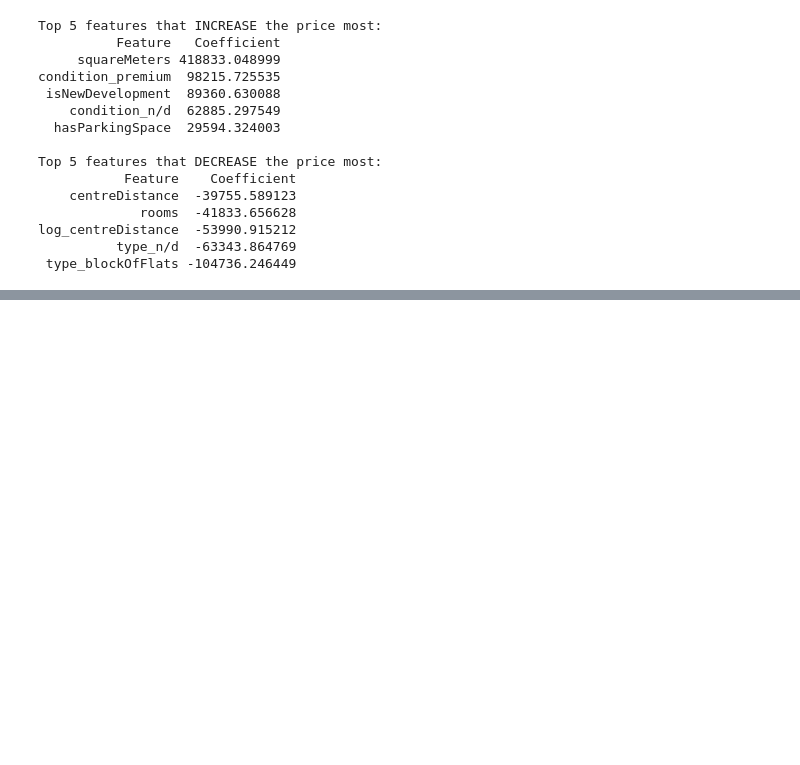
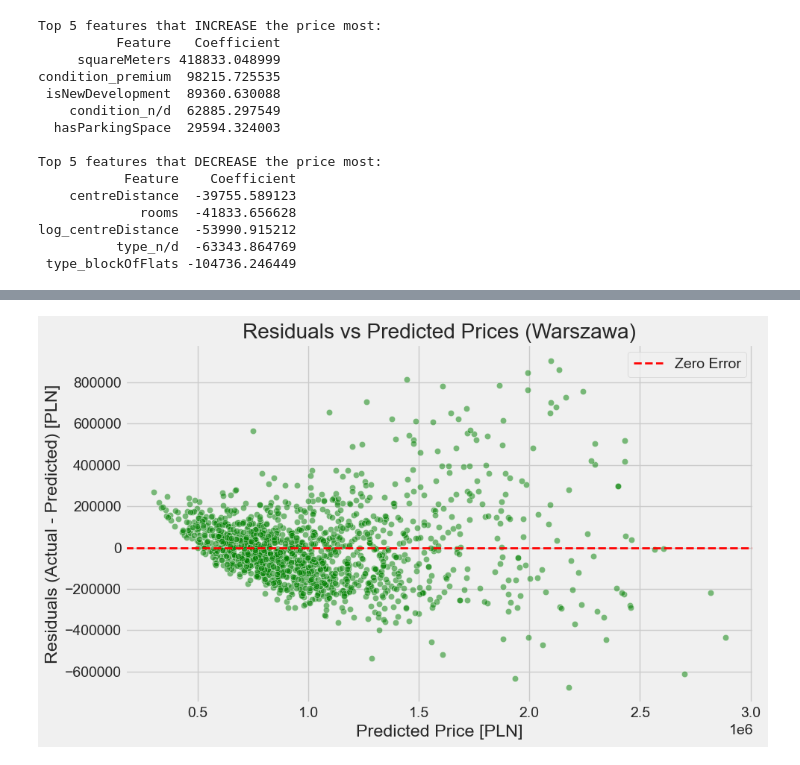
Before and after one commit to miki3581/Housing, a Jupyter notebook: analisys.ipynb, the cells around one changed output, grey strips where cells are left out. Cells and saved outputs as stored; diff of their text form; code cells hidden in the pictures; blank space fills up the shorter version.

```diff
--- a/analisys.ipynb
+++ b/analisys.ipynb
@@ -161,0 +173,4 @@ log_centreDistance  -53990.915212
+# %%
+plot_residuals_vs_predicted(y_test, y_pred, TARGET_CITY)
+# %% [output]
+[figure, added]
```
Also changed, not shown: parts of 2 cells of this notebook, 2 other files.
